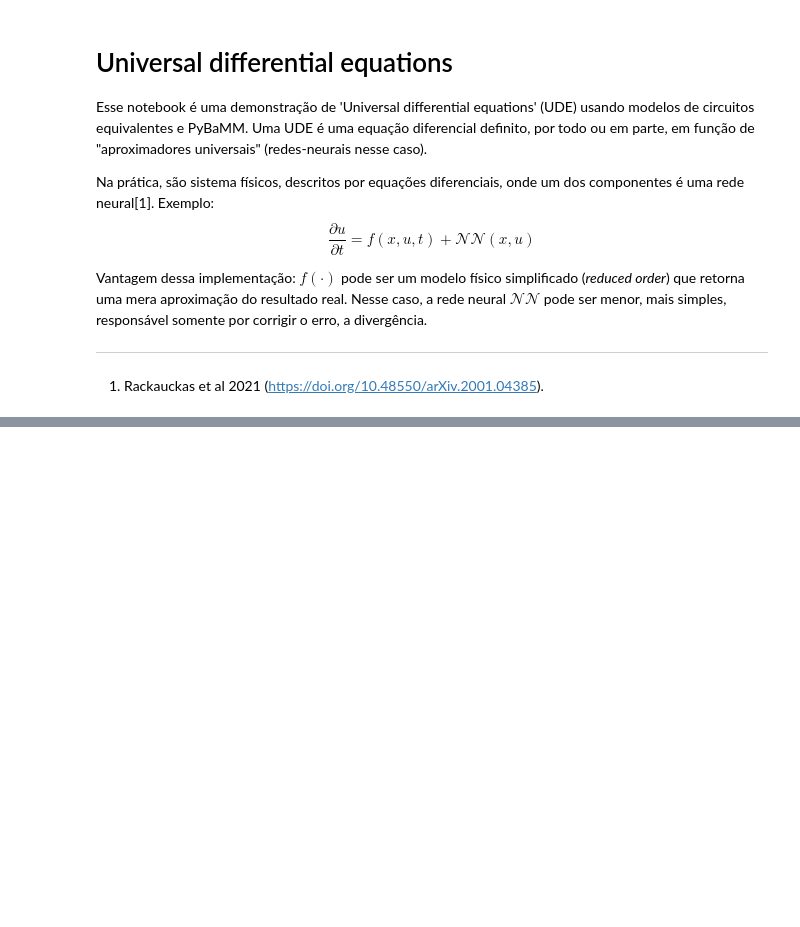
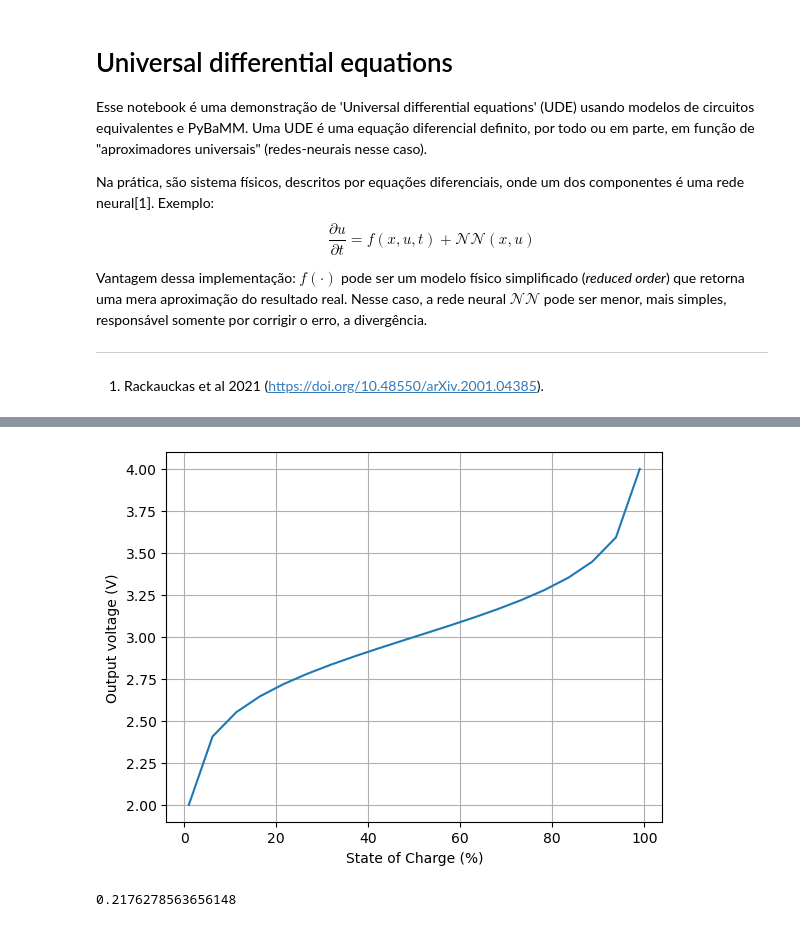
Before and after one commit to SarvTex/june_sciml_workshop, a Jupyter notebook: 02_udeModel.ipynb, the cells around one changed output, grey strips where cells are left out. Saved outputs shown, nothing was run; the diff lists cells and outputs as text; code cells hidden in the pictures; blank space fills up the shorter version.

Commit message:
Simple ECM model

```diff
--- a/02_udeModel.ipynb
+++ b/02_udeModel.ipynb
@@ -60,0 +74,58 @@ else:
+# %%
+class simple_ecm:
+    # extremely simplified Vocv curve
+    def __init__(self, u0, dv):
+        self.U0 = u0
+        self.dV = dv * 0.2176
+
+    def v_ocv(self, soc: float):
+        # assuming 0 < soc < 1
+        return self.U0 + self.dV * np.log(soc/(1-soc))
+
+
+class simple_ecm_1:
+    def __init__(self, init_soc=.8, r0=1, r1=1, c1=1., dt=1., u0=3., d_vocv=1., capacity_ah=3.):
+        self.U0 = u0
+        self.d_Vocv = d_vocv
+        self.R0 = r0
+        self.R1 = r1
+        self.C1 = c1
+        self.SOC = init_soc
+        self.dt = dt
+        self.capacity = capacity_ah * 3600
+
+        # set initial v_out and v_rc
+        self.V_out = self.v_ocv()
+        self.V_rc = 0
+
+    def v_ocv(self, soc=None):
+        if not soc: soc = self.SOC
+        return self.U0 + self.d_Vocv * np.log(self.SOC / (1-self.SOC))
+
+    def step(self, I, dt=None):
+        if not dt: dt = self.dt
+        self.SOC += I/self.capacity * dt
+        self.V_rc += (I/self.C1 - self.V_rc/self.R1/self.C1) * dt
+        self.V_out = self.v_ocv - I * self.R1 - self.V_rc
+        return self.V_out
+
+
+# test
+cell = simple_ecm(3.0, 1.0)
+x = np.linspace(0.01, 0.99, 20)
+y = np.empty_like(x)
+
+for xx, i in zip(x, range(len(x))):
+    y[i] = cell.v_ocv(xx)
+
+plt.plot(x*100,y)
+plt.grid(True)
+plt.xlabel("State of Charge (%)")
+plt.ylabel("Output voltage (V)")
+plt.show()
+# %% [output]
+[figure, added]
+# %%
+1/4.595
+# %% [output]
+0.2176278563656148
```
Also changed, not shown: parts of 3 cells of this notebook.
